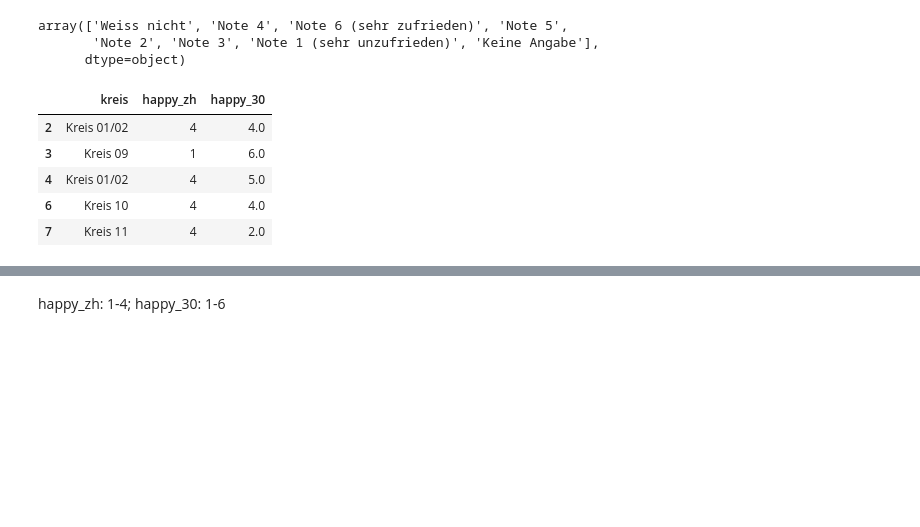
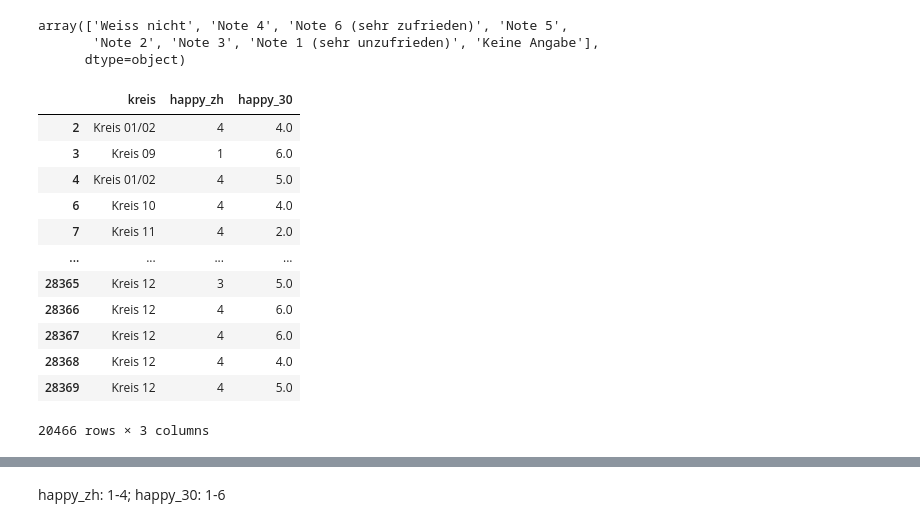
Before and after one commit to opentechschool-zurich/py-co-learning, a Jupyter notebook: topics/opendata/ale/census zh.ipynb, the cells around one changed output, grey strips where cells are left out. Drawn from its saved outputs; the diff is of its cells as text; code cells hidden in the pictures; blank space fills up the shorter version.

```diff
--- a/topics/opendata/ale/census zh.ipynb
+++ b/topics/opendata/ale/census zh.ipynb
@@ -71,16 +71,23 @@ array(['Weiss nicht', 'Note 4', 'Note 6 (sehr zufrieden)', 'Note 5',
 # %%
 happy = happy[happy.happy_30 != "Weiss nicht"]
 happy = happy[happy.happy_30 != "Keine Angaben"]
 happy.happy_30 = happy.happy_30.str.extract('(\d+)', expand=False)
 happy.happy_30 = pd.to_numeric(happy.happy_30)
-happy.head()
+happy
 # %% [output]
 |  | kreis | happy_zh | happy_30 |
 | 2 | Kreis 01/02 | 4 | 4.0 |
 | 3 | Kreis 09 | 1 | 6.0 |
 | 4 | Kreis 01/02 | 4 | 5.0 |
 | 6 | Kreis 10 | 4 | 4.0 |
 | 7 | Kreis 11 | 4 | 2.0 |
+| ... | ... | ... | ... |
+| 28365 | Kreis 12 | 3 | 5.0 |
+| 28366 | Kreis 12 | 4 | 6.0 |
+| 28367 | Kreis 12 | 4 | 6.0 |
+| 28368 | Kreis 12 | 4 | 4.0 |
+| 28369 | Kreis 12 | 4 | 5.0 |
+20466 rows × 3 columns
 # %%
 happy.groupby('kreis').mean()
 # %% [output]
```
Also changed, not shown: parts of 8 cells of this notebook.
